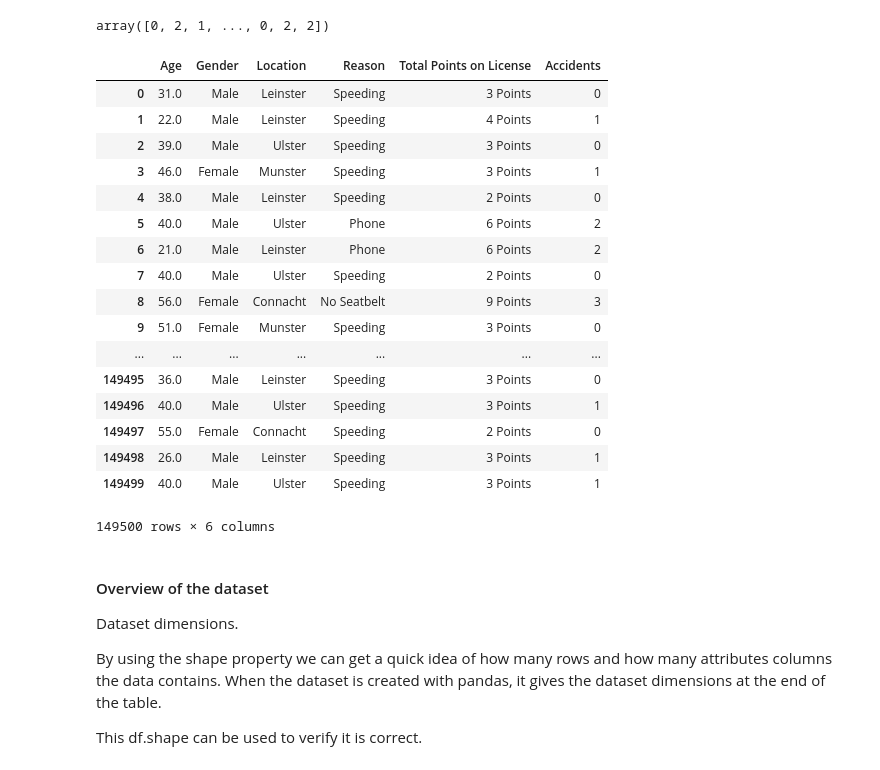
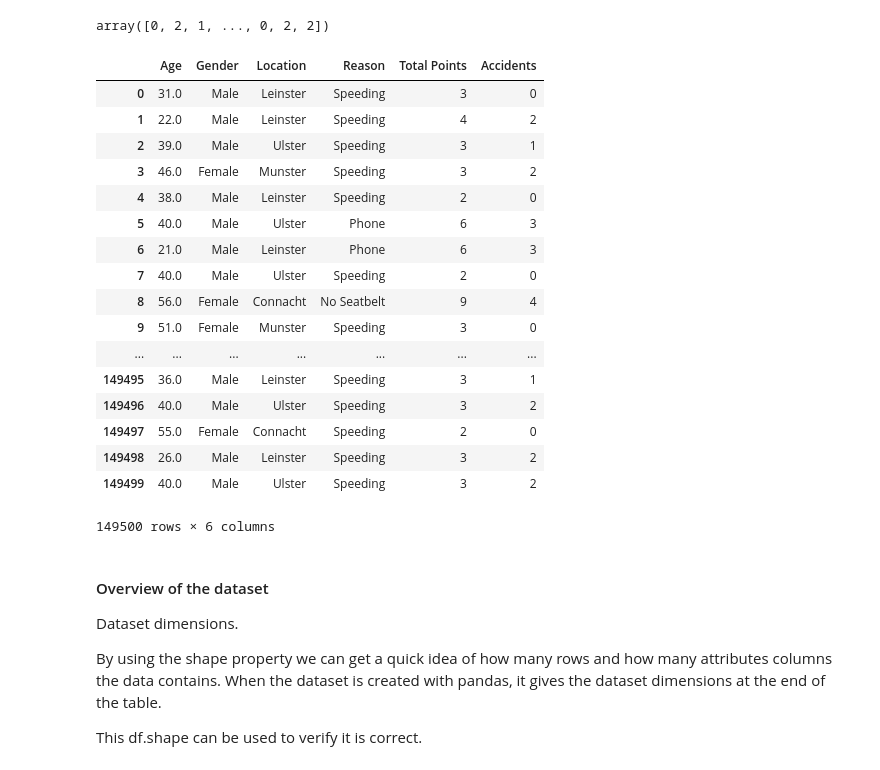
Before and after one commit to kevindooley/Simulated-Dataset, a Jupyter notebook: Simulation of Dataset.ipynb, the cells around one changed output. Cells and saved outputs as stored; diff of their text form; code cells hidden in the pictures.

```diff
--- a/Simulation of Dataset.ipynb
+++ b/Simulation of Dataset.ipynb
@@ -241,31 +160,31 @@ accidents # on average a person will be in 3 accidents reference 11
 # %% [output]
 array([0, 2, 1, ..., 0, 2, 2])
 # %%
-df = pd.DataFrame({'Age':age.round(0), "Gender":gender, "Location":location, "Reason":reason_pp, "Total Points on License":total_points, "Accidents":accidents}) # create dataframe# create dataframe
+df = pd.DataFrame({'Age':age.round(0), "Gender":gender, "Location":location, "Reason":reason_pp, "Total Points":total_points, "Accidents":accidents.round(0)}) # create dataframe# create dataframe
 df["Location"].replace({1:"Leinster", 2:"Ulster", 3:"Munster", 4:"Connacht"}, inplace=True)
 df["Gender"].replace({1:'Male', 2:'Female'}, inplace=True) # replace number 1 with Male & number 2 with female
 df["Reason"].replace({1:"Speeding", 2:"Phone", 3:"No Seatbelt", 4:"Drink Driving"}, inplace=True)
-df["Total Points on License"].replace({1:"1 Point", 2:"2 Points", 3:"3 Points", 4:"4 Points", 5:"5 Points", 6:"6 Points", 7:"7 Points", 8:"8 Points", 9:"9 Points", 10:"10 Points", 11:"11 Points", 12:"12 Points"}, inplace=True)
-df["Accidents"].replace({1:"0", 2:"1", 3:"2", 4:"3", 5:"4", 6:"5"}, inplace=True)
+df["Total Points"].replace({1:"1", 2:"2", 3:"3", 4:"4", 5:"5", 6:"6", 7:"7 ", 8:"8", 9:"9", 10:"10", 11:"11", 12:"12"}, inplace=False)
+df["Accidents"].replace({1:"0", 2:"1", 3:"2", 4:"3", 5:"4", 6:"5"}, inplace=False)
 df
 # %% [output]
-|  | Age | Gender | Location | Reason | Total Points on License | Accidents |
-| 0 | 31.0 | Male | Leinster | Speeding | 3 Points | 0 |
-| 1 | 22.0 | Male | Leinster | Speeding | 4 Points | 1 |
-| 2 | 39.0 | Male | Ulster | Speeding | 3 Points | 0 |
-| 3 | 46.0 | Female | Munster | Speeding | 3 Points | 1 |
-| 4 | 38.0 | Male | Leinster | Speeding | 2 Points | 0 |
-| 5 | 40.0 | Male | Ulster | Phone | 6 Points | 2 |
-| 6 | 21.0 | Male | Leinster | Phone | 6 Points | 2 |
-| 7 | 40.0 | Male | Ulster | Speeding | 2 Points | 0 |
-| 8 | 56.0 | Female | Connacht | No Seatbelt | 9 Points | 3 |
-| 9 | 51.0 | Female | Munster | Speeding | 3 Points | 0 |
+|  | Age | Gender | Location | Reason | Total Points | Accidents |
+| 0 | 31.0 | Male | Leinster | Speeding | 3 | 0 |
+| 1 | 22.0 | Male | Leinster | Speeding | 4 | 2 |
+| 2 | 39.0 | Male | Ulster | Speeding | 3 | 1 |
+| 3 | 46.0 | Female | Munster | Speeding | 3 | 2 |
+| 4 | 38.0 | Male | Leinster | Speeding | 2 | 0 |
+| 5 | 40.0 | Male | Ulster | Phone | 6 | 3 |
+| 6 | 21.0 | Male | Leinster | Phone | 6 | 3 |
+| 7 | 40.0 | Male | Ulster | Speeding | 2 | 0 |
+| 8 | 56.0 | Female | Connacht | No Seatbelt | 9 | 4 |
+| 9 | 51.0 | Female | Munster | Speeding | 3 | 0 |
 | ... | ... | ... | ... | ... | ... | ... |
-| 149495 | 36.0 | Male | Leinster | Speeding | 3 Points | 0 |
-| 149496 | 40.0 | Male | Ulster | Speeding | 3 Points | 1 |
-| 149497 | 55.0 | Female | Connacht | Speeding | 2 Points | 0 |
-| 149498 | 26.0 | Male | Leinster | Speeding | 3 Points | 1 |
-| 149499 | 40.0 | Male | Ulster | Speeding | 3 Points | 1 |
+| 149495 | 36.0 | Male | Leinster | Speeding | 3 | 1 |
+| 149496 | 40.0 | Male | Ulster | Speeding | 3 | 2 |
+| 149497 | 55.0 | Female | Connacht | Speeding | 2 | 0 |
+| 149498 | 26.0 | Male | Leinster | Speeding | 3 | 2 |
+| 149499 | 40.0 | Male | Ulster | Speeding | 3 | 2 |
 149500 rows × 6 columns
 # %% [markdown]
 #### Overview of the dataset
```
Also changed, not shown: parts of 12 cells of this notebook.
